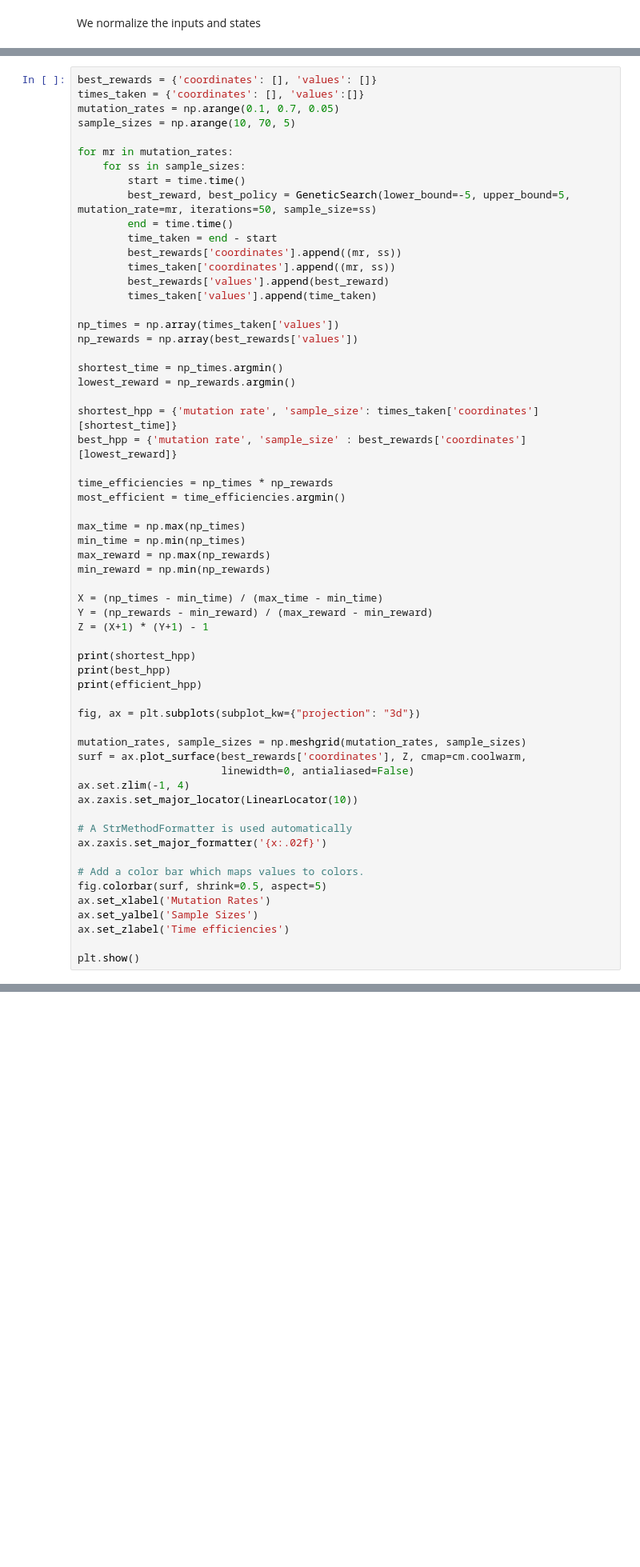
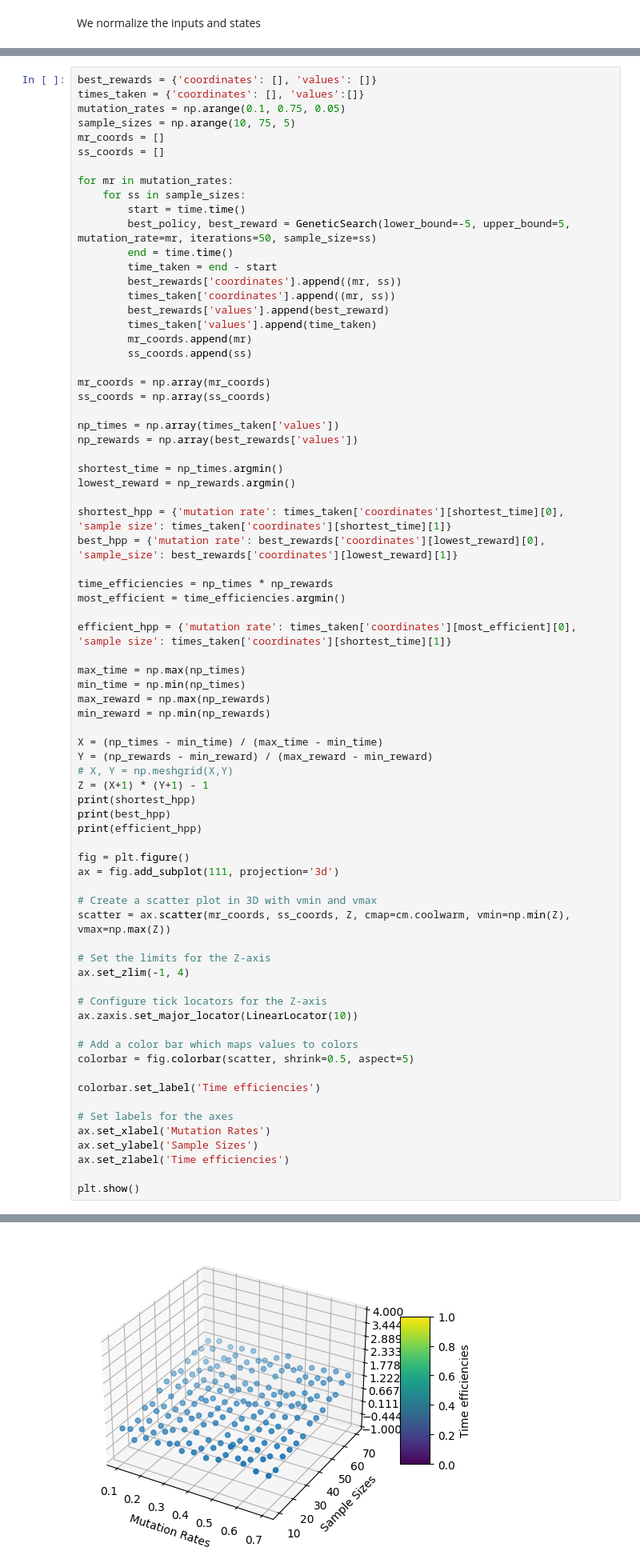
Before and after one commit to ivypch/RL_Control, a Jupyter notebook: 07_RL_Control.ipynb, the cells around one changed output, grey strips where cells are left out. Shown at 80% size. Cells and saved outputs as stored; diff of their text form; blank space fills up the shorter version.

```diff
--- a/07_RL_Control.ipynb
+++ b/07_RL_Control.ipynb
@@ -784,19 +787,26 @@ plot_training(data_res, e_tot)
 # %%
 best_rewards = {'coordinates': [], 'values': []}
 times_taken = {'coordinates': [], 'values':[]}
-mutation_rates = np.arange(0.1, 0.7, 0.05)
-sample_sizes = np.arange(10, 70, 5)
+mutation_rates = np.arange(0.1, 0.75, 0.05)
+sample_sizes = np.arange(10, 75, 5)
+mr_coords = []
+ss_coords = []
 
 for mr in mutation_rates:
     for ss in sample_sizes:
         start = time.time()
-        best_reward, best_policy = GeneticSearch(lower_bound=-5, upper_bound=5, mutation_rate=mr, iterations=50, sample_size=ss)
+        best_policy, best_reward = GeneticSearch(lower_bound=-5, upper_bound=5, mutation_rate=mr, iterations=50, sample_size=ss)
         end = time.time()
         time_taken = end - start
         best_rewards['coordinates'].append((mr, ss))
         times_taken['coordinates'].append((mr, ss))
         best_rewards['values'].append(best_reward)
         times_taken['values'].append(time_taken)
+        mr_coords.append(mr)
+        ss_coords.append(ss)
+
+mr_coords = np.array(mr_coords)
+ss_coords = np.array(ss_coords)
 
 np_times = np.array(times_taken['values'])
 np_rewards = np.array(best_rewards['values'])
@@ -804,11 +814,13 @@ np_rewards = np.array(best_rewards['values'])
 shortest_time = np_times.argmin()
 lowest_reward = np_rewards.argmin()
 
-shortest_hpp = {'mutation rate', 'sample_size': times_taken['coordinates'][shortest_time]}
-best_hpp = {'mutation rate', 'sample_size' : best_rewards['coordinates'][lowest_reward]}
+shortest_hpp = {'mutation rate': times_taken['coordinates'][shortest_time][0], 'sample size': times_taken['coordinates'][shortest_time][1]}
+best_hpp = {'mutation rate': best_rewards['coordinates'][lowest_reward][0], 'sample_size': best_rewards['coordinates'][lowest_reward][1]}
 
 time_efficiencies = np_times * np_rewards
 most_efficient = time_efficiencies.argmin()
+
+efficient_hpp = {'mutation rate': times_taken['coordinates'][most_efficient][0], 'sample size': times_taken['coordinates'][shortest_time][1]}
 
 max_time = np.max(np_times)
 min_time = np.min(np_times)
@@ -817,27 +829,32 @@ min_reward = np.min(np_rewards)
 
 X = (np_times - min_time) / (max_time - min_time)
 Y = (np_rewards - min_reward) / (max_reward - min_reward)
+# X, Y = np.meshgrid(X,Y)
 Z = (X+1) * (Y+1) - 1
-
 print(shortest_hpp)
 print(best_hpp)
 print(efficient_hpp)
 
-fig, ax = plt.subplots(subplot_kw={"projection": "3d"})
+fig = plt.figure()
+ax = fig.add_subplot(111, projection='3d')
 
-mutation_rates, sample_sizes = np.meshgrid(mutation_rates, sample_sizes)
-surf = ax.plot_surface(best_rewards['coordinates'], Z, cmap=cm.coolwarm,
-                       linewidth=0, antialiased=False)
-ax.set.zlim(-1, 4)
+# Create a scatter plot in 3D with vmin and vmax
+scatter = ax.scatter(mr_coords, ss_coords, Z, cmap=cm.coolwarm, vmin=np.min(Z), vmax=np.max(Z))
+
+# Set the limits for the Z-axis
+ax.set_zlim(-1, 4)
+
+# Configure tick locators for the Z-axis
 ax.zaxis.set_major_locator(LinearLocator(10))
 
-# A StrMethodFormatter is used automatically
-ax.zaxis.set_major_formatter('{x:.02f}')
+# Add a color bar which maps values to colors
+colorbar = fig.colorbar(scatter, shrink=0.5, aspect=5)
 
-# Add a color bar which maps values to colors.
-fig.colorbar(surf, shrink=0.5, aspect=5)
+colorbar.set_label('Time efficiencies')
+
+# Set labels for the axes
 ax.set_xlabel('Mutation Rates')
-ax.set_yalbel('Sample Sizes')
+ax.set_ylabel('Sample Sizes')
 ax.set_zlabel('Time efficiencies')
 
 plt.show()
@@ -856,0 +879 @@ KeyboardInterrupt:
+[figure, added]
```
Also changed, not shown: parts of 10 cells of this notebook.
